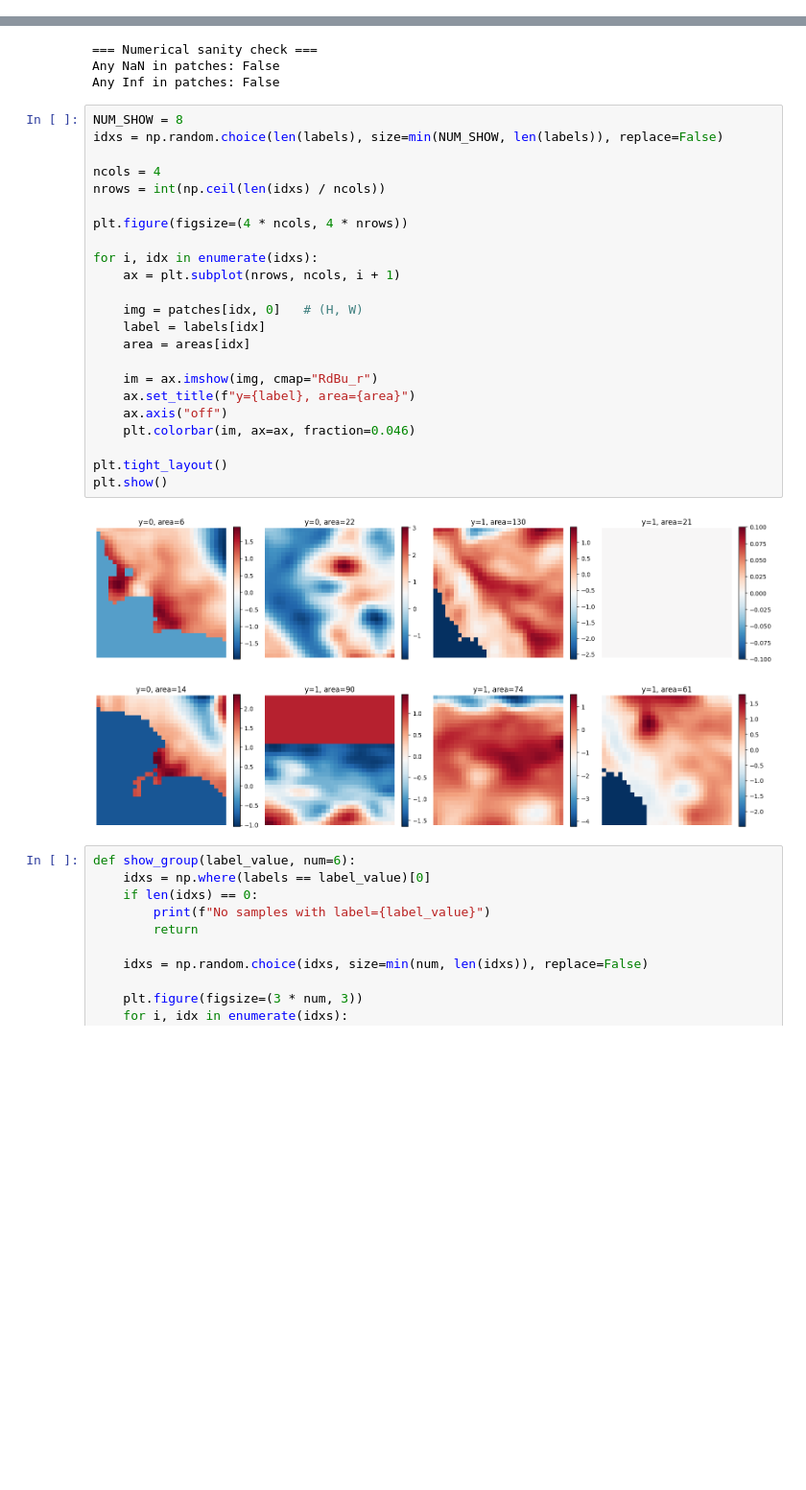
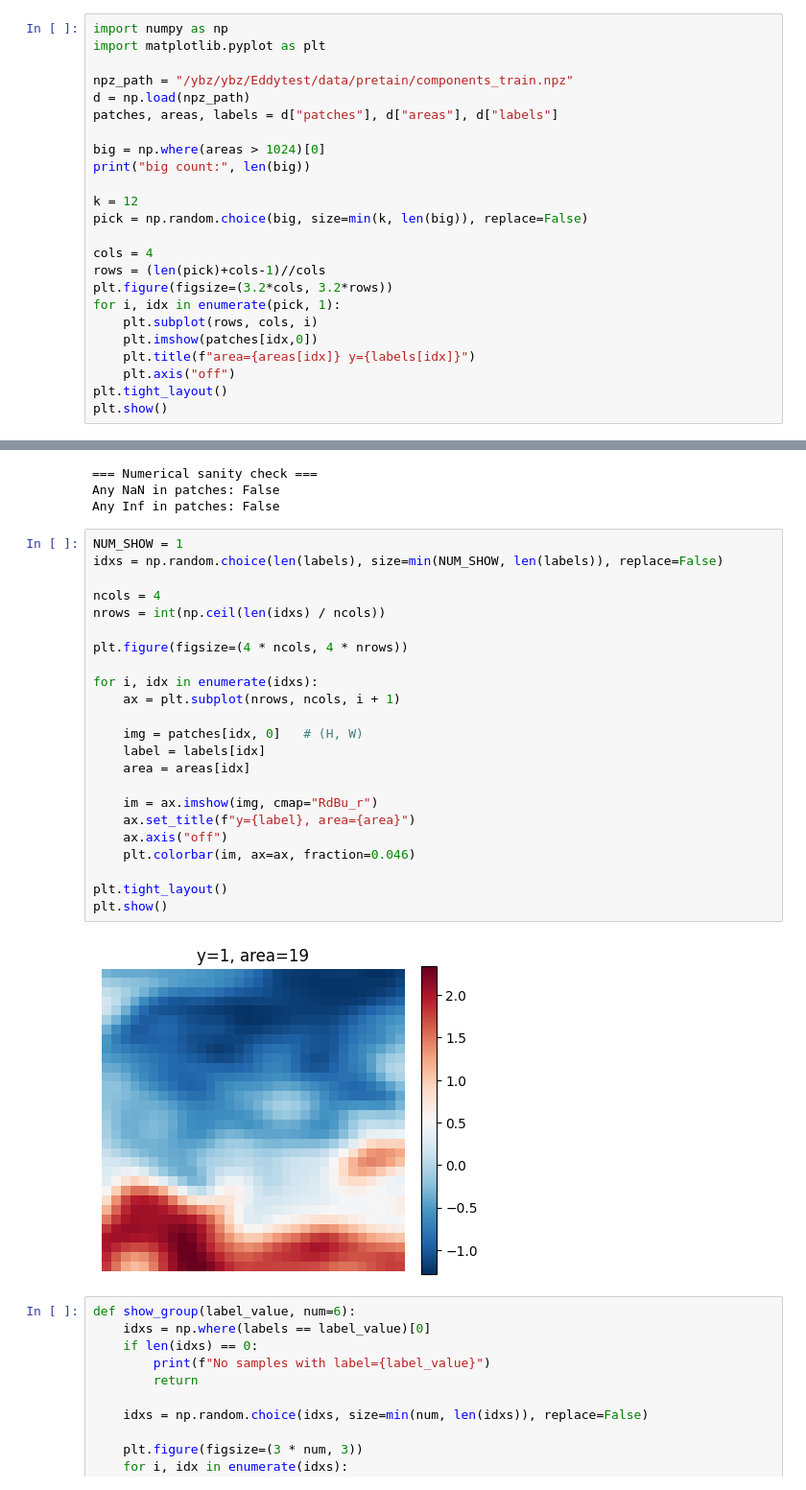
Before and after one commit to undoubtable/Eddytest, a Jupyter notebook: Code_test/test.ipynb, the cells around one changed output, grey strips where cells are left out. Shown at 96% size. Drawn from its saved outputs; the diff is of its cells as text; blank space fills up the shorter version.

```diff
--- a/Code_test/test.ipynb
+++ b/Code_test/test.ipynb
@@ -140,0 +194,24 @@ Loaded npz file successfully.
+# %%
+import numpy as np
+import matplotlib.pyplot as plt
+
+npz_path = "/ybz/ybz/Eddytest/data/pretain/components_train.npz"
+d = np.load(npz_path)
+patches, areas, labels = d["patches"], d["areas"], d["labels"]
+
+big = np.where(areas > 1024)[0]
+print("big count:", len(big))
+
+k = 12
+pick = np.random.choice(big, size=min(k, len(big)), replace=False)
+
+cols = 4
+rows = (len(pick)+cols-1)//cols
+plt.figure(figsize=(3.2*cols, 3.2*rows))
+for i, idx in enumerate(pick, 1):
+    plt.subplot(rows, cols, i)
+    plt.imshow(patches[idx,0])
+    plt.title(f"area={areas[idx]} y={labels[idx]}")
+    plt.axis("off")
+plt.tight_layout()
+plt.show()
@@ -202,30 +282,30 @@ print("Any Inf in patches:", np.isinf(patches).any())
 Any NaN in patches: False
 Any Inf in patches: False
 # %%
-NUM_SHOW = 8
+NUM_SHOW = 1
 idxs = np.random.choice(len(labels), size=min(NUM_SHOW, len(labels)), replace=False)
 
 ncols = 4
 nrows = int(np.ceil(len(idxs) / ncols))
 
 plt.figure(figsize=(4 * ncols, 4 * nrows))
 
 for i, idx in enumerate(idxs):
     ax = plt.subplot(nrows, ncols, i + 1)
 
     img = patches[idx, 0]   # (H, W)
     label = labels[idx]
     area = areas[idx]
 
     im = ax.imshow(img, cmap="RdBu_r")
     ax.set_title(f"y={label}, area={area}")
     ax.axis("off")
     plt.colorbar(im, ax=ax, fraction=0.046)
 
 plt.tight_layout()
 plt.show()
 # %% [output]
-[figure, old version]
+[figure, new version]
 # %%
 def show_group(label_value, num=6):
     idxs = np.where(labels == label_value)[0]
```
Also changed, not shown: parts of 3 cells of this notebook, 2 other files.
